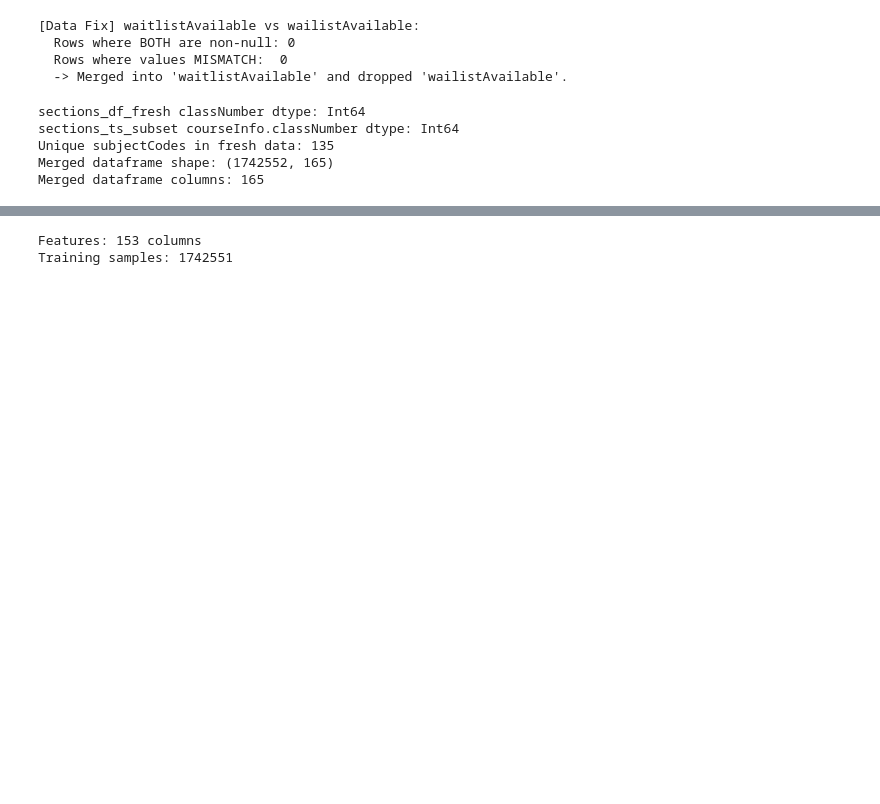
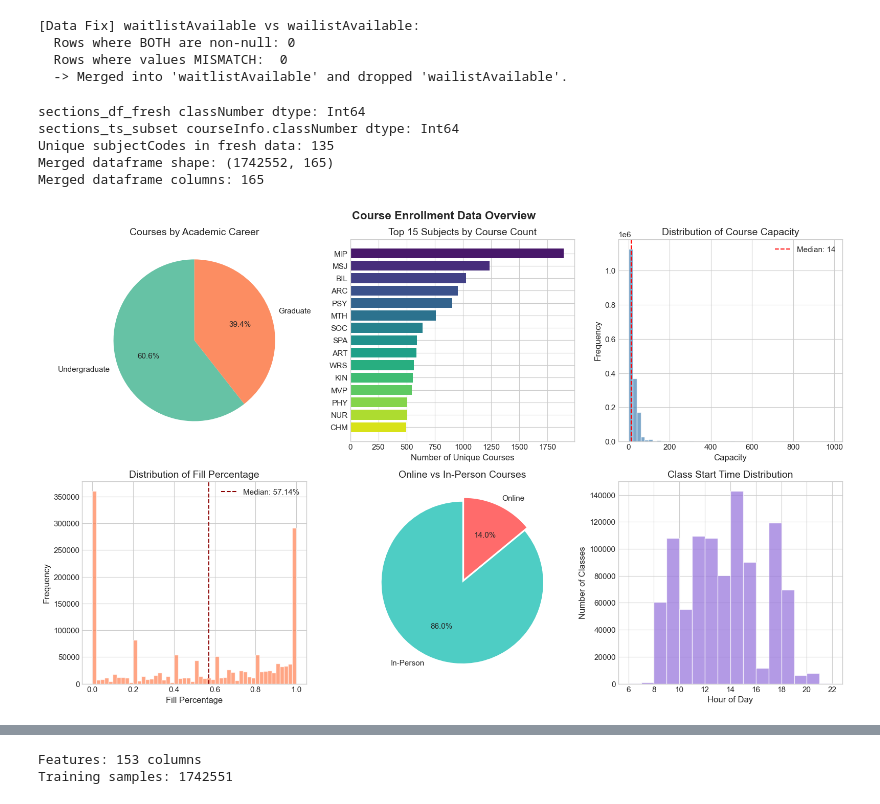
Before and after one commit to zubaerchowdhury/DataMining, a Jupyter notebook: courses_data_mining.ipynb, the cells around one changed output, grey strips where cells are left out. Saved outputs shown, nothing was run; the diff lists cells and outputs as text; code cells hidden in the pictures; blank space fills up the shorter version.

Commit message:
Added graphs and visualizations. Need to change range of data for some graphs.

```diff
--- a/courses_data_mining.ipynb
+++ b/courses_data_mining.ipynb
@@ -12,6 +12,18 @@ from sklearn.preprocessing import OneHotEncoder
 from sklearn.metrics import mean_absolute_error, mean_squared_error, r2_score
 from sklearn.model_selection import TimeSeriesSplit
 from xgboost import XGBRegressor
+
+# Visualization imports
+import matplotlib.pyplot as plt
+import seaborn as sns
+
+# Set style for all plots
+plt.style.use('seaborn-v0_8-whitegrid')
+sns.set_palette("husl")
+plt.rcParams['figure.figsize'] = (12, 6)
+plt.rcParams['font.size'] = 11
+plt.rcParams['axes.titlesize'] = 14
+plt.rcParams['axes.labelsize'] = 12
 
 # ============================================================
 # 0. Load CSVs
@@ -353,3 +365,78 @@ sections_ts_subset courseInfo.classNumber dtype: Int64
 Unique subjectCodes in fresh data: 135
 Merged dataframe shape: (1742552, 165)
 Merged dataframe columns: 165
+# %%
+# ===============================================================
+# VISUALIZATION 1: Data Overview & Distribution
+# ===============================================================
+
+fig, axes = plt.subplots(2, 3, figsize=(16, 10))
+fig.suptitle('Course Enrollment Data Overview', fontsize=16, fontweight='bold')
+
+# 1. Distribution of courses by academic career
+ax1 = axes[0, 0]
+career_counts = df['academicCareer'].value_counts()
+colors = sns.color_palette("Set2", len(career_counts))
+ax1.pie(career_counts.values, labels=career_counts.index, autopct='%1.1f%%', colors=colors, startangle=90)
+ax1.set_title('Courses by Academic Career')
+
+# 2. Top 15 subjects by number of courses
+ax2 = axes[0, 1]
+subject_counts = df.groupby('subjectCode')['classNumber'].nunique().sort_values(ascending=False).head(15)
+bars = ax2.barh(subject_counts.index, subject_counts.values, color=sns.color_palette("viridis", 15))
+ax2.set_xlabel('Number of Unique Courses')
+ax2.set_title('Top 15 Subjects by Course Count')
+ax2.invert_yaxis()
+
+# 3. Capacity distribution
+ax3 = axes[0, 2]
+ax3.hist(df['capacity'].dropna(), bins=50, color='steelblue', edgecolor='white', alpha=0.7)
+ax3.axvline(df['capacity'].median(), color='red', linestyle='--', label=f'Median: {df["capacity"].median():.0f}')
+ax3.set_xlabel('Capacity')
+ax3.set_ylabel('Frequency')
+ax3.set_title('Distribution of Course Capacity')
+ax3.legend()
+
+# 4. Seats Available distribution (computed inline)
+ax4 = axes[1, 0]
+# Compute fill percentage inline (seats_taken / capacity)
+temp_fill_pct = (df['capacity'] - df['seatsAvailable']) / df['capacity'].replace(0, np.nan)
+fill_pct_clean = temp_fill_pct.dropna()
+fill_pct_clean = fill_pct_clean[(fill_pct_clean >= 0) & (fill_pct_clean <= 1.5)]
+ax4.hist(fill_pct_clean, bins=50, color='coral', edgecolor='white', alpha=0.7)
+ax4.axvline(fill_pct_clean.median(), color='darkred', linestyle='--', label=f'Median: {fill_pct_clean.median():.2%}')
+ax4.set_xlabel('Fill Percentage')
+ax4.set_ylabel('Frequency')
+ax4.set_title('Distribution of Fill Percentage')
+ax4.legend()
+
+# 5. Online vs In-Person (computed inline)
+ax5 = axes[1, 1]
+# Check if classroom contains "Online"
+temp_is_online = df['classroom'].fillna("").str.contains("Online", case=False)
+online_counts = df.groupby('classNumber').apply(lambda x: x['classroom'].fillna("").str.contains("Online", case=False).any()).value_counts()
+labels = ['In-Person', 'Online'] if False in online_counts.index else ['Online', 'In-Person']
+ax5.pie(online_counts.values, labels=labels, autopct='%1.1f%%', colors=['#4ECDC4', '#FF6B6B'], startangle=90, explode=[0, 0.05])
+ax5.set_title('Online vs In-Person Courses')
+
+# 6. Time of day distribution (class start times)
+ax6 = axes[1, 2]
+# Convert timeStart to datetime if needed
+temp_timestart = pd.to_datetime(df['timeStart'], errors='coerce')
+start_hours = temp_timestart.dt.hour.dropna()
+ax6.hist(start_hours, bins=range(6, 23), color='mediumpurple', edgecolor='white', alpha=0.7)
+ax6.set_xlabel('Hour of Day')
+ax6.set_ylabel('Number of Classes')
+ax6.set_title('Class Start Time Distribution')
+ax6.set_xticks(range(6, 23, 2))
+
+plt.tight_layout()
+plt.show()
+
+print(f"\n📊 Data Summary:")
+print(f"   Total observations: {len(df):,}")
+print(f"   Unique courses: {df['classNumber'].nunique():,}")
+print(f"   Subject areas: {df['subjectCode'].nunique()}")
+print(f"   Date range: {df['dateTimeRetrieved'].min().date()} to {df['dateTimeRetrieved'].max().date()}")
+# %% [output]
+[figure, added]
```
Also changed, not shown: parts of 7 cells of this notebook.
